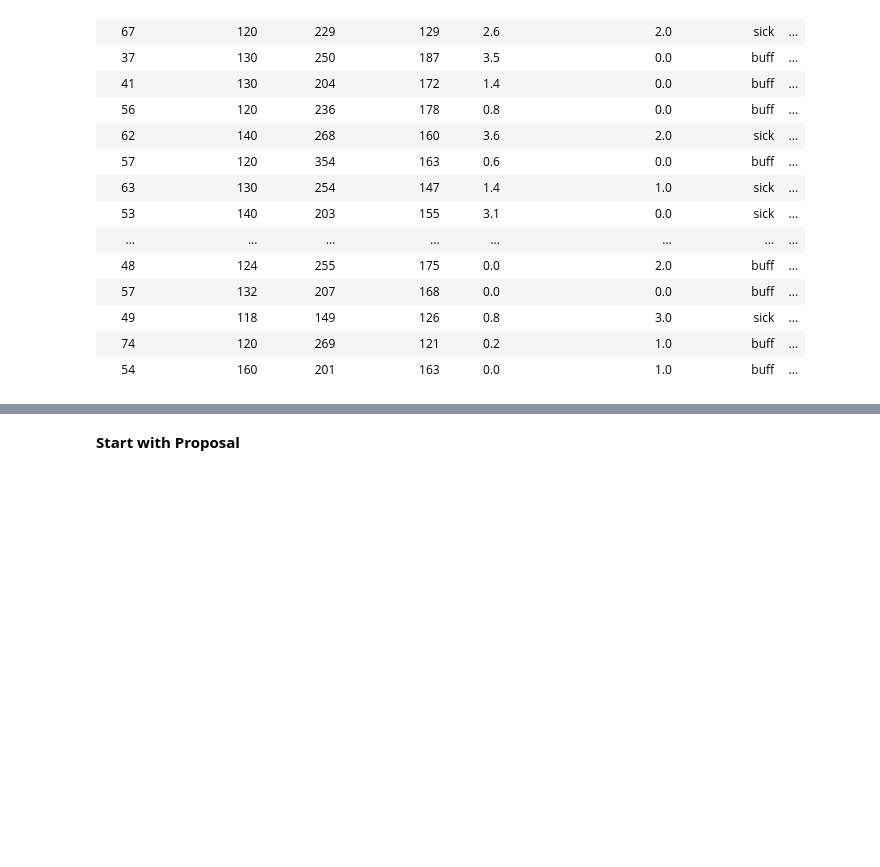
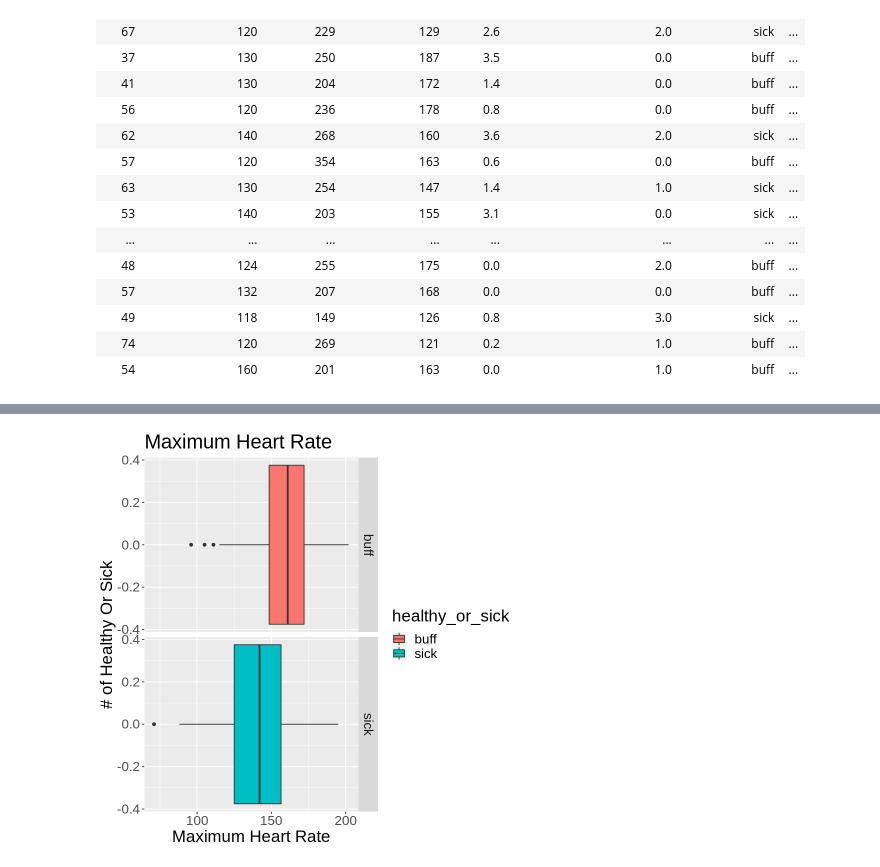
Before and after one commit to akosek4/DSCI-100-Heart-Disease-Project, a Jupyter notebook: Proposal.ipynb, the cells around one changed output, grey strips where cells are left out. Cells and saved outputs as stored; diff of their text form; code cells hidden in the pictures; blank space fills up the shorter version.

Commit message:
Proposal
Added all graphs+ splot

```diff
--- a/Proposal.ipynb
+++ b/Proposal.ipynb
@@ -118,2 +119,11 @@ oldpeak_boxplot
-# %% [markdown]
-**Start with Proposal**
+# %%
+box_plot_mhr <- data_training |>
+    ggplot(aes(x = max_heart_rate, fill = healthy_or_sick)) +
+    geom_boxplot() +
+    labs(x = "Maximum Heart Rate", y = "# of Healthy Or Sick") +
+    theme(text = element_text(size = 20)) +
+    facet_grid(rows = vars(healthy_or_sick)) +
+ ggtitle("Maximum Heart Rate")
+box_plot_mhr
+# %% [output]
+[figure, added]
```
Also changed, not shown: parts of 7 cells of this notebook.
